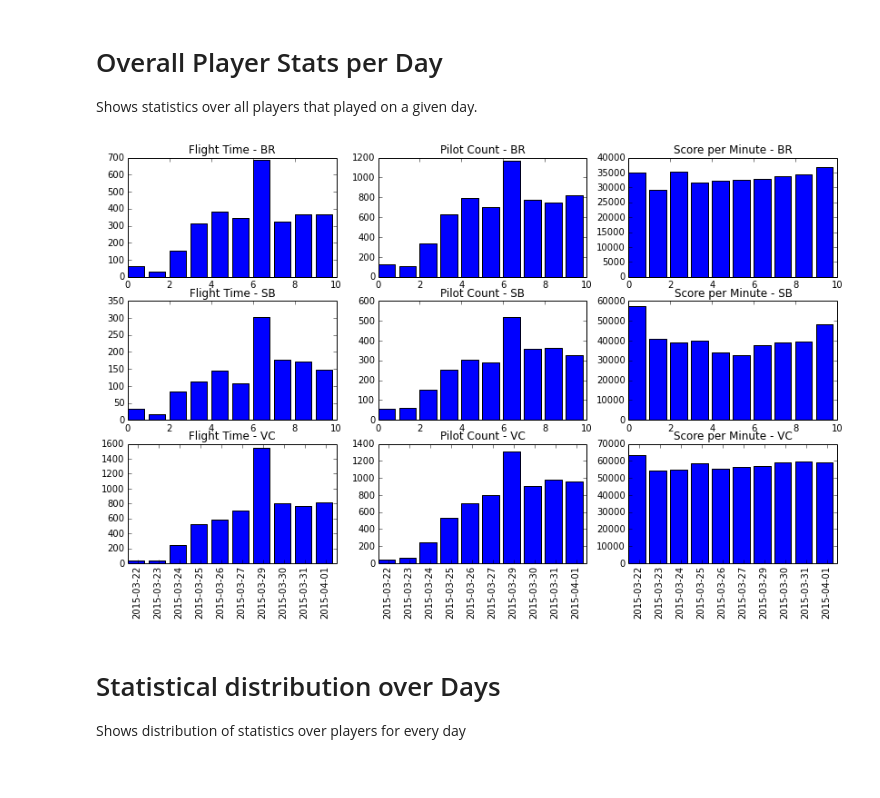
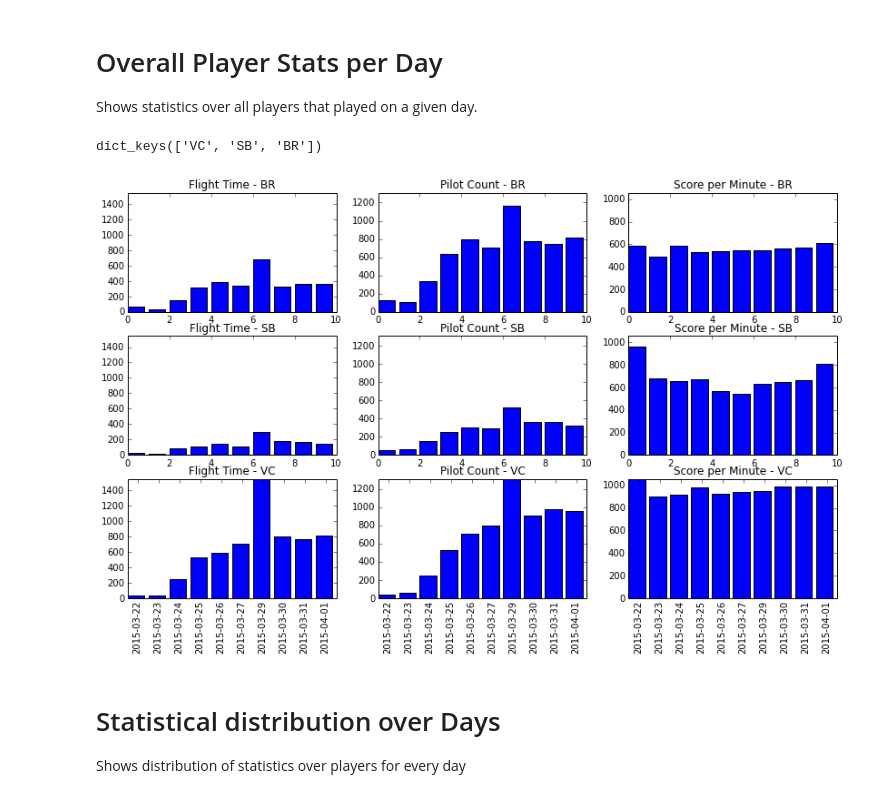
Before and after one commit to WhiteMagic/sc_api, a Jupyter notebook: SC Plots.ipynb, the cells around one changed output. Drawn from its saved outputs; the diff is of its cells as text; code cells hidden in the pictures.

```diff
--- a/SC Plots.ipynb
+++ b/SC Plots.ipynb
@@ -314,43 +315,60 @@ Overall Player Stats per Day
 Shows statistics over all players that played on a given day.
 # %%
 modes = ["BR", "SB", "VC"]
+date_keys = sorted(data[mode].date_keys())
+plot_data = {}
 
-for i, mode in enumerate(modes):
-    date_keys = sorted(data[mode].date_keys())
-
-    res = {}
+# Aggregate plot data
+for mode in modes:
+    plot_data[mode] = {}
     for key in date_keys:
-        res[key] = {
+        plot_data[mode][key] = {
             "flight_time": 0,
             "pilot_count": 0,
             "score": 0,
         }
         for pilot in data[mode].get_data(key).values():
-            res[key]["flight_time"] += pilot.flight_time
-            res[key]["score"] += pilot.score
-            res[key]["pilot_count"] += 1
+            plot_data[mode][key]["flight_time"] += pilot.flight_time
+            plot_data[mode][key]["score"] += pilot.score
+            plot_data[mode][key]["pilot_count"] += 1
+        plot_data[mode][key]["spm"] = plot_data[mode][key]["score"] / plot_data[mode][key]["flight_time"] / 60.0
+
+# Determine global axis limits
+y_axis_limits = {}
+for key in ["flight_time", "pilot_count", "spm"]:
+    for mode in modes:
+        max_val = max([entry[key] for entry in plot_data[mode].values()])
+        if y_axis_limits.get(key, 0) < max_val:
+            y_axis_limits[key] = max_val
+
+# Plot the data
+for i, mode in enumerate(modes):
 
     plt.subplot(3, 3, 3*i+1)
     plt.title("Flight Time - {}".format(mode))
-    plt.bar(range(len(date_keys)), [res[k]["flight_time"] for k in date_keys])
+    plt.bar(range(len(date_keys)), [plot_data[mode][k]["flight_time"] for k in date_keys])
+    plt.ylim((0, y_axis_limits["flight_time"]))
     if i == len(modes)-1:
         plt.xticks([i+0.5 for i in range(len(date_keys))], date_keys, rotation=90)
 
     plt.subplot(3, 3, 3*i+2)
     plt.title("Pilot Count - {}".format(mode))
-    plt.bar(range(len(date_keys)), [res[k]["pilot_count"] for k in date_keys])
+    plt.bar(range(len(date_keys)), [plot_data[mode][k]["pilot_count"] for k in date_keys])
+    plt.ylim((0, y_axis_limits["pilot_count"]))
     if i == len(modes)-1:
         plt.xticks([i+0.5 for i in range(len(date_keys))], date_keys, rotation=90)
 
     plt.subplot(3, 3, 3*i+3)
     plt.title("Score per Minute - {}".format(mode))
-    plt.bar(range(len(date_keys)), [res[k]["score"] / res[k]["flight_time"] for k in date_keys])
+    plt.bar(range(len(date_keys)), [plot_data[mode][k]["spm"] for k in date_keys])
+    plt.ylim((0, y_axis_limits["spm"]))
     if i == len(modes)-1:
         plt.xticks([i+0.5 for i in range(len(date_keys))], date_keys, rotation=90)
 
 plt.show()
 # %% [output]
+dict_keys(['VC', 'SB', 'BR'])
-[figure, old version]
+[figure, new version]
 # %% [markdown]
 Statistical distribution over Days
 ==================================
```
Also changed, not shown: parts of 3 cells of this notebook.
